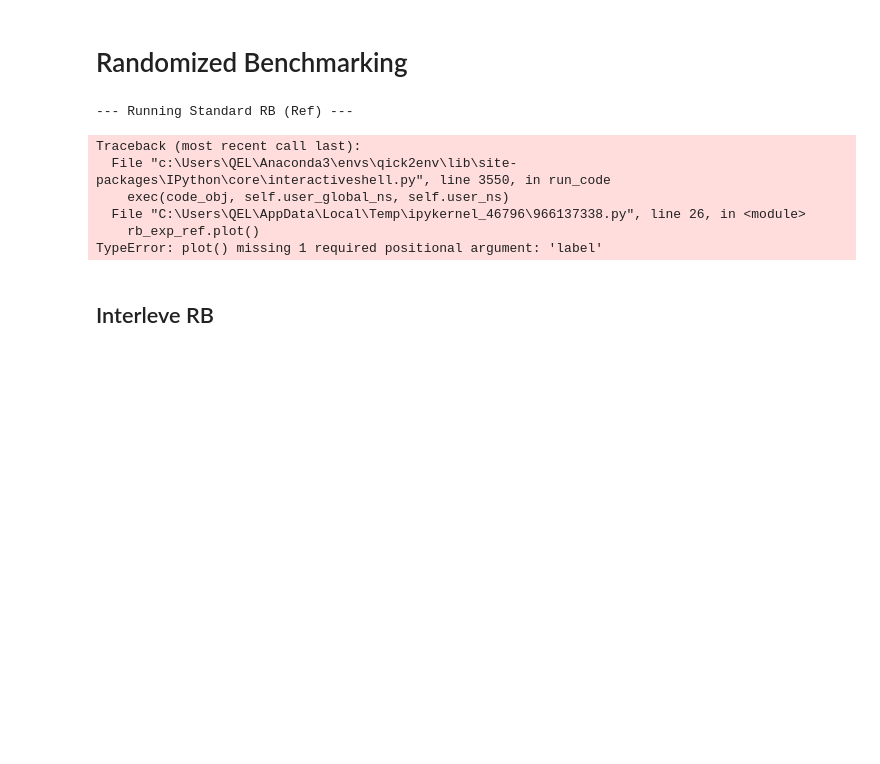
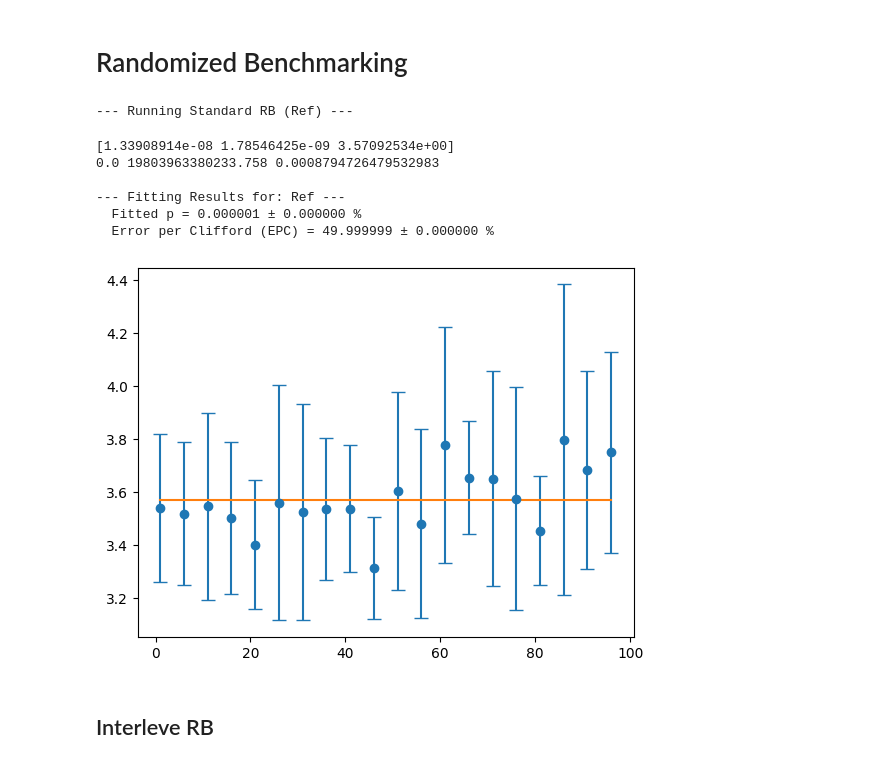
Before and after one commit to JayChien04717/SQD_soc, a Jupyter notebook: single_qubit_calibrate.ipynb, the cells around one changed output. Drawn from its saved outputs; the diff is of its cells as text; code cells hidden in the pictures; blank space fills up the shorter version.

```diff
--- a/single_qubit_calibrate.ipynb
+++ b/single_qubit_calibrate.ipynb
@@ -923,40 +923,41 @@ Purity: 1.00000 (1.0 = pure state)
 # %%
 from qick_workspace.scrip.s015_Single_qubit_RB import (
     RandomizedBenchmarking,
 )
 
 run_cfg = select_config_idx(config, qubit_idx)
 
 
-py_avg = 10
+py_avg = 1
 max_circuit_depth = 100
 delta_clifford = 5
 number_sample = 10
 
 
 all_rb_results = []
 
 
 print("\n--- Running Standard RB (Ref) ---")
 rb_exp_ref = RandomizedBenchmarking(soc, soccfg, run_cfg)
 rb_exp_ref.run(
     py_avg=py_avg,
     max_circuit_depth=max_circuit_depth,
     delta_clifford=delta_clifford,
     number_sample=number_sample,
     interleaved_gate=None,
 )
 rb_exp_ref.plot(label="Ref")
 
 all_rb_results.append(rb_exp_ref)
 # %% [output]
 --- Running Standard RB (Ref) ---
-Traceback (most recent call last):
-  File "c:\Users\QEL\Anaconda3\envs\qick2env\lib\site-packages\IPython\core\interactiveshell.py", line 3550, in run_code
-    exec(code_obj, self.user_global_ns, self.user_ns)
-  File "C:\Users\QEL\AppData\Local\Temp\ipykernel_46796\966137338.py", line 26, in <module>
-    rb_exp_ref.plot()
-TypeError: plot() missing 1 required positional argument: 'label'
+[1.33908914e-08 1.78546425e-09 3.57092534e+00]
+0.0 19803963380233.758 0.0008794726479532983
+
+--- Fitting Results for: Ref ---
+  Fitted p = 0.000001 ± 0.000000 %
+  Error per Clifford (EPC) = 49.999999 ± 0.000000 %
+[figure, added]
 # %% [markdown]
 ## Interleve RB
 # %%
```
Also changed, not shown: parts of 1 cell of this notebook.
